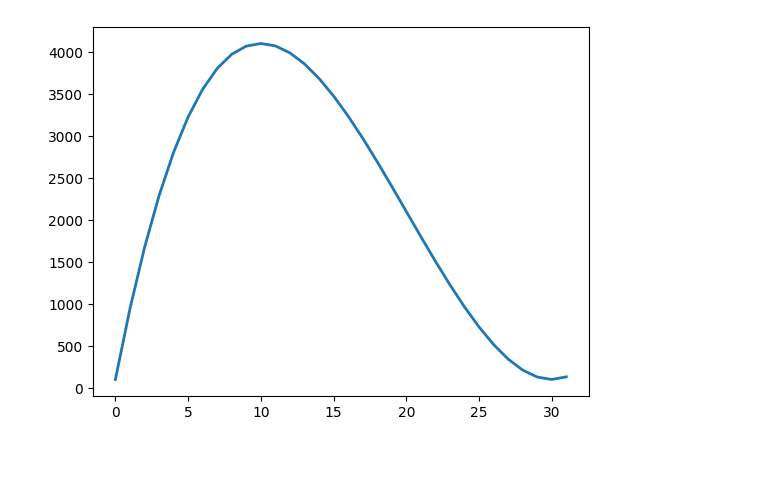
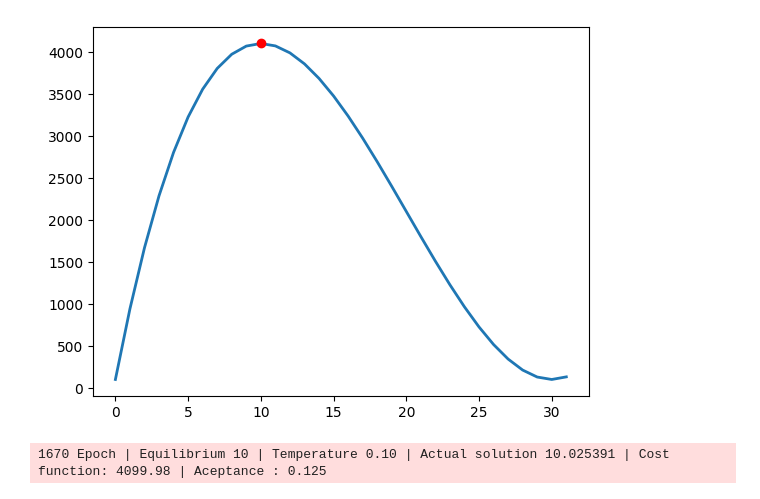
Before and after one commit to SamuelGuerrero/simulated-anealing, a Jupyter notebook: SimulatedAnealing.ipynb, the cells around one changed output. Saved outputs shown, nothing was run; the diff lists cells and outputs as text; code cells hidden in the pictures; blank space fills up the shorter version.

```diff
--- a/SimulatedAnealing.ipynb
+++ b/SimulatedAnealing.ipynb
@@ -108,15 +115,15 @@ def cubic_function(x):
 # %%
 x = np.arange(32)
 y = np.array(list(map(cubic_function, x)))
 
 # plot
 fig, ax = plt.subplots()
 
 ax.plot(x, y, linewidth=2.0)
 
 # ax.set(xlim=(0, 32), xticks=np.arange(0, 32),
 #        ylim=(0, 5000), yticks=np.arange(0, 5000))
-
+plt.plot(10, 4100,'ro')
 plt.show()
 # %% [output]
-[figure, old version]
+[figure, new version]
@@ -127,6 +143,8 @@ plt.show()
 # %%
-sa = SAnnealing(domain=((0, 32),), step=1, final_temperature=0.1, temperature=500, alpha=0.95, equilibrium=10, time=0)
+sa = SAnnealing(domain=((0, 32),), step=0.01, final_temperature=0.1, temperature=500, alpha=0.95, equilibrium=10, time=0, limited_decimals=10)
 sa.fit(cubic_function)
+# %% [output]
+1670 Epoch | Equilibrium 10 | Temperature 0.10 | Actual solution 10.025391 | Cost function: 4099.98 | Aceptance : 0.125
 # %%
 plt.plot(range(len(sa.cost_)), [x[1] for x in sa.cost_ ])
 plt.show()
```
Also changed, not shown: parts of 8 cells of this notebook.
